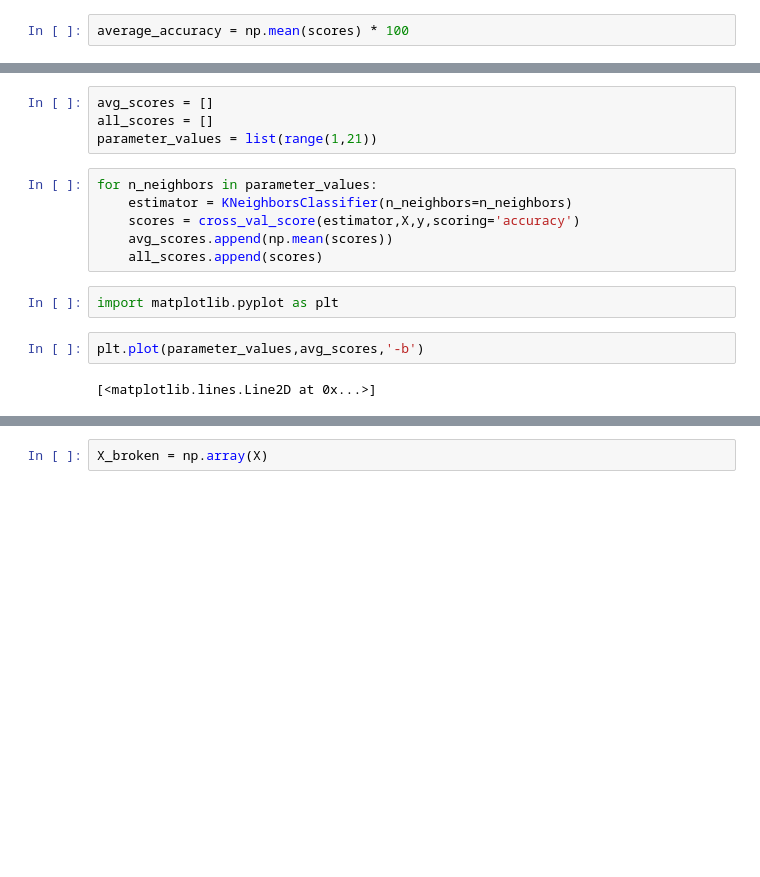
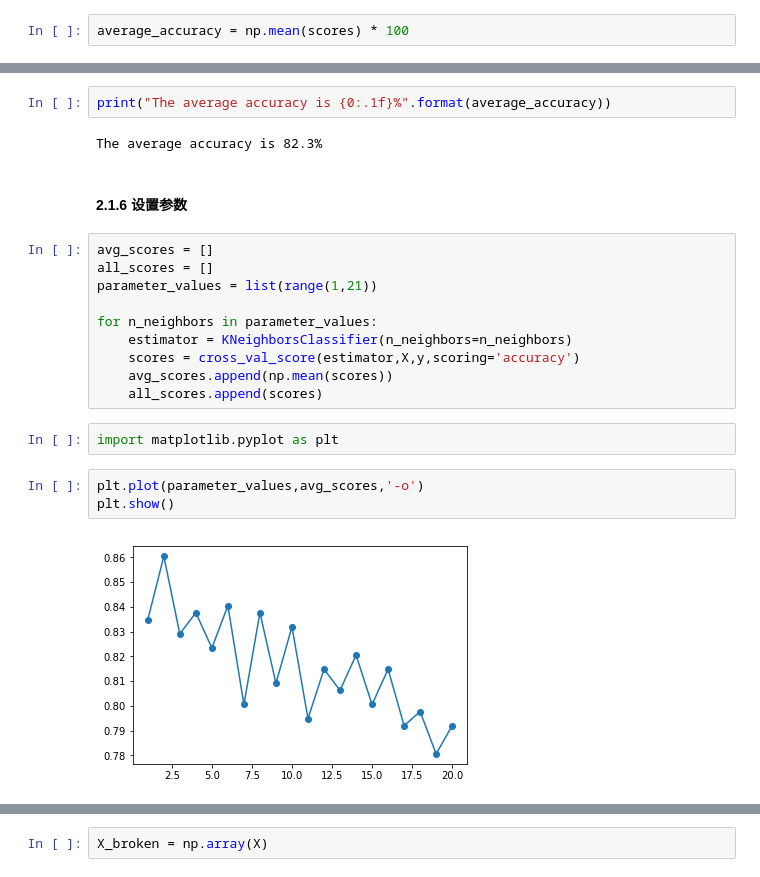
Before and after one commit to PumbaaLau/MyGit, a Jupyter notebook: Machine Learning/Learning Data Mining with Python/第2章 用scikit-learn估计器分类/第2章 用scikit-learn估计器分类.ipynb, the cells around one changed output, grey strips where cells are left out. Cells and saved outputs as stored; diff of their text form; blank space fills up the shorter version.

```diff
--- a/Machine Learning/Learning Data Mining with Python/第2章 用scikit-learn估计器分类/第2章 用scikit-learn估计器分类.ipynb
+++ b/Machine Learning/Learning Data Mining with Python/第2章 用scikit-learn估计器分类/第2章 用scikit-learn估计器分类.ipynb
@@ -98,8 +145,14 @@ average_accuracy
-# %%
-avg_scores = []
-all_scores = []
-parameter_values = list(range(1,21))
+# %%
+print("The average accuracy is {0:.1f}%".format(average_accuracy))
+# %% [output]
+The average accuracy is 82.3%
+# %% [markdown]
+#### 2.1.6 设置参数
 # %%
+avg_scores = []
+all_scores = []
+parameter_values = list(range(1,21))
+
 for n_neighbors in parameter_values:
     estimator = KNeighborsClassifier(n_neighbors=n_neighbors)
     scores = cross_val_score(estimator,X,y,scoring='accuracy')
@@ -108,6 +161,7 @@ for n_neighbors in parameter_values:
 # %%
 import matplotlib.pyplot as plt
 # %%
-plt.plot(parameter_values,avg_scores,'-b')
+plt.plot(parameter_values,avg_scores,'-o')
+plt.show()
 # %% [output]
-[<matplotlib.lines.Line2D at 0x...>]
+[figure, added]
```
Also changed, not shown: parts of 32 cells of this notebook, 35 other files.
